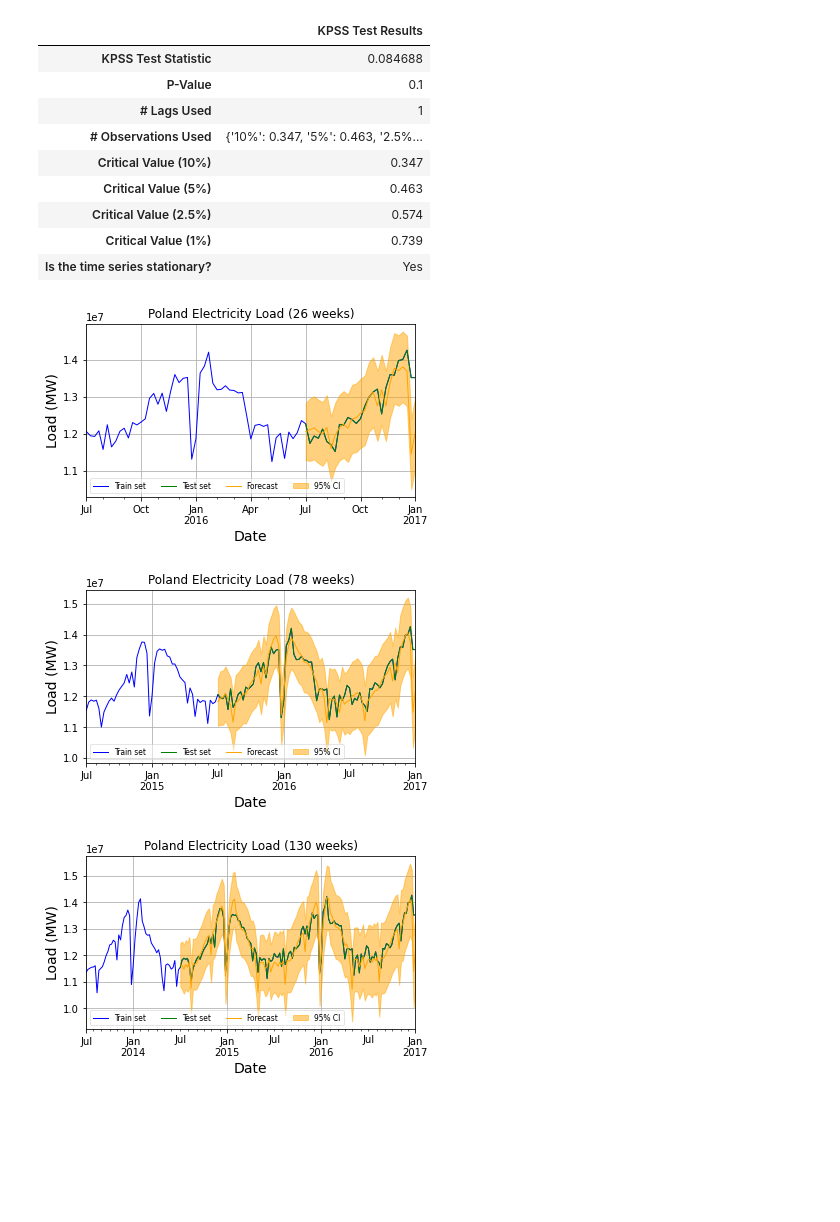
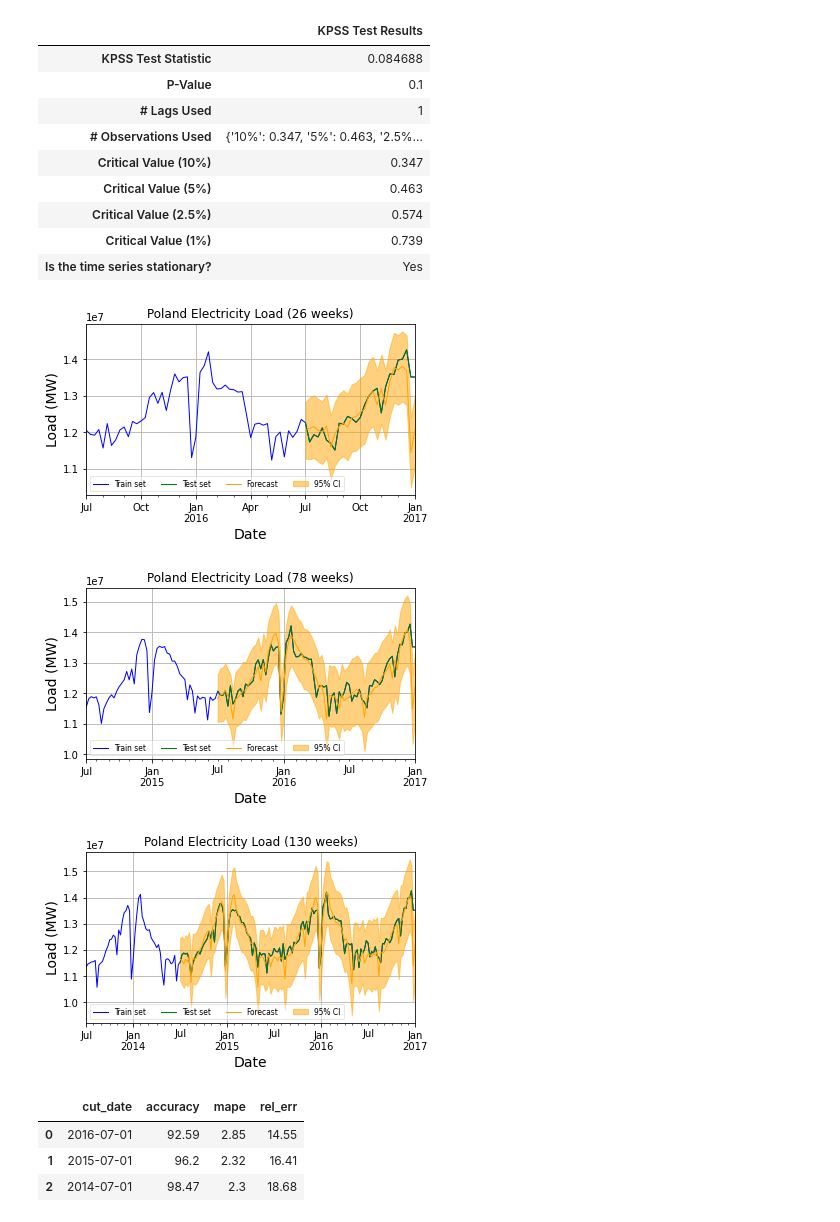
Before and after one commit to BleakHeart/Report-2, a Jupyter notebook: src/SARIMA.ipynb, the cells around one changed output. Cells and saved outputs as stored; diff of their text form; code cells hidden in the pictures; blank space fills up the shorter version.

```diff
--- a/src/SARIMA.ipynb
+++ b/src/SARIMA.ipynb
@@ -369,13 +414,14 @@ for date in cut_dates_weeks:
     save_sarimax_results(forecast, df)
 # %%
 cut_dates_weeks = ['2016-07-01', '2015-07-01', '2014-07-01']
-results_path = '../Results/SARIMAX/'
+model = 'SARIMAX'
+results_path = f'../Results/{model}/'
 
 days = [182, 546, 910]
 
 dfs = []
 for ndays, cut_date in zip(days, cut_dates_weeks):
-    file = f'Sarimax_results_W-SUN_{ndays}days.csv'
+    file = f'{model}_W-SUN_{ndays}days.csv'
     res = pd.read_csv(results_path + file, index_col=['Date'], parse_dates=['Date'])
     tmp = df[['Load']].copy()
     tmp.loc[res.index, res.columns] = res
@@ -384,6 +430,13 @@ for ndays, cut_date in zip(days, cut_dates_weeks):
 
     dfs.append(tmp)
 # %% [output]
-[figure, old version]
+[figure, new version]
-[figure, old version]
+[figure, new version]
-[figure, old version]
+[figure, new version]
+# %%
+accuracy_metric(dfs, cut_dates_weeks)
+# %% [output]
+|  | cut_date | accuracy | mape | rel_err |
+| 0 | 2016-07-01 | 92.59 | 2.85 | 14.55 |
+| 1 | 2015-07-01 | 96.2 | 2.32 | 16.41 |
+| 2 | 2014-07-01 | 98.47 | 2.3 | 18.68 |
```
Also changed, not shown: parts of 8 cells of this notebook.
